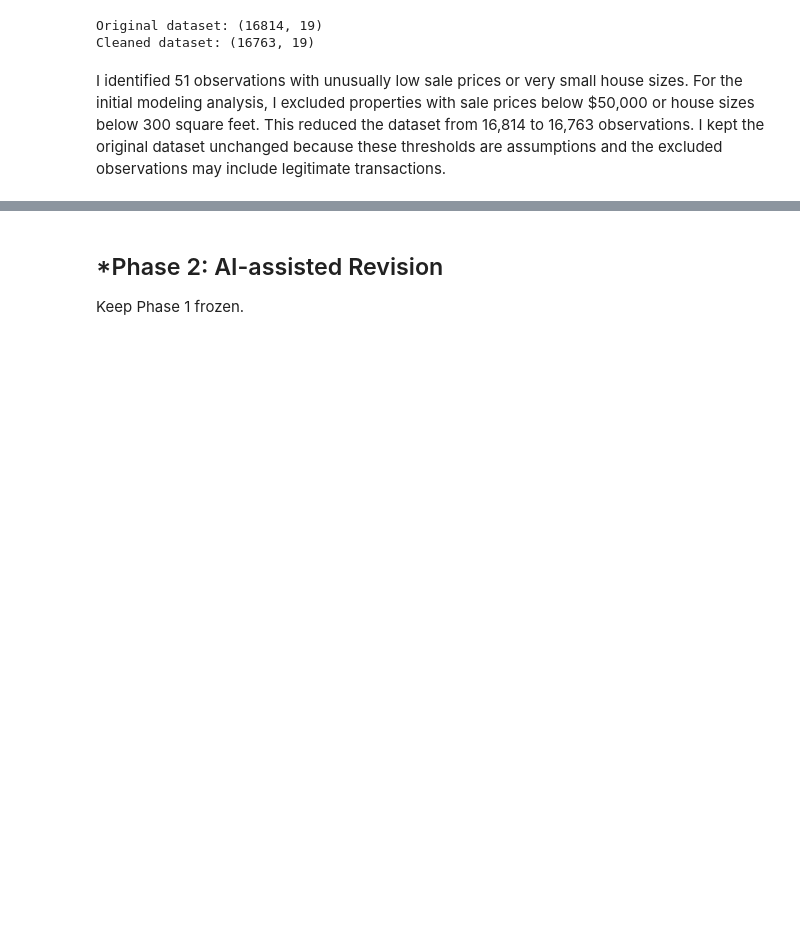
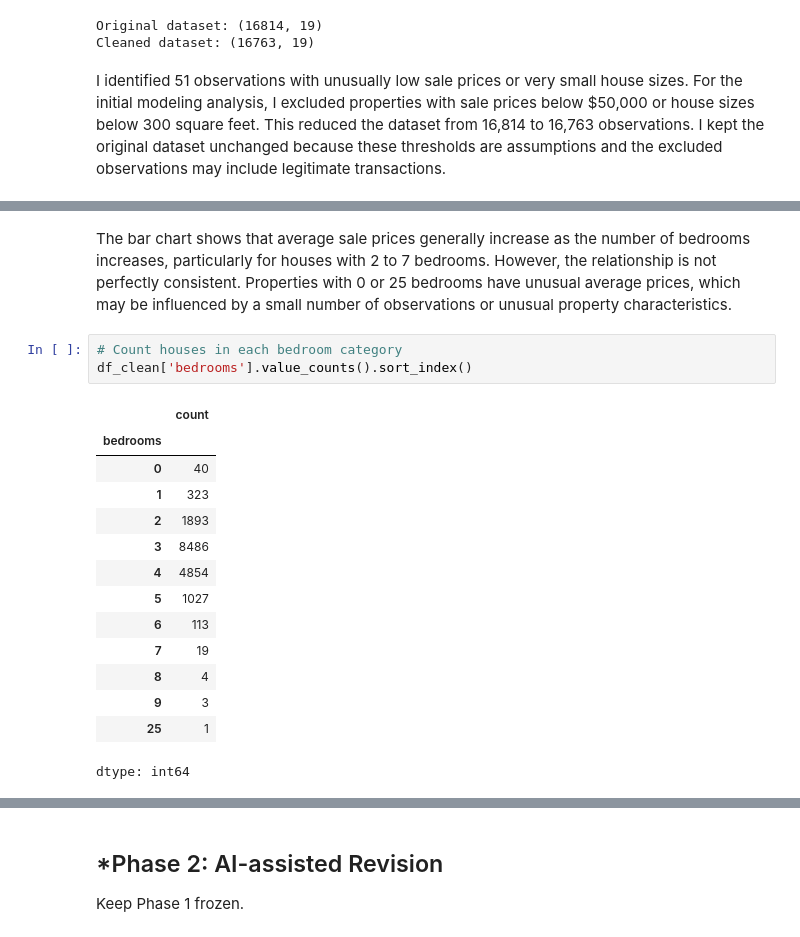
Before and after one commit to hwayalew/L02-hedonic-pricing, a Jupyter notebook: notebook.ipynb, the cells around one changed output, grey strips where cells are left out. Saved outputs shown, nothing was run; the diff lists cells and outputs as text; blank space fills up the shorter version.

```diff
--- a/notebook.ipynb
+++ b/notebook.ipynb
@@ -250,0 +264,20 @@ I identified 51 observations with unusually low sale prices or very small house
+# %% [markdown]
+The bar chart shows that average sale prices generally increase as the number of bedrooms increases, particularly for houses with 2 to 7 bedrooms. However, the relationship is not perfectly consistent. Properties with 0 or 25 bedrooms have unusual average prices, which may be influenced by a small number of observations or unusual property characteristics.
+# %%
+# Count houses in each bedroom category
+df_clean['bedrooms'].value_counts().sort_index()
+# %% [output]
+|  | count |
+| bedrooms |  |
+| 0 | 40 |
+| 1 | 323 |
+| 2 | 1893 |
+| 3 | 8486 |
+| 4 | 4854 |
+| 5 | 1027 |
+| 6 | 113 |
+| 7 | 19 |
+| 8 | 4 |
+| 9 | 3 |
+| 25 | 1 |
+dtype: int64
```
Also changed, not shown: parts of 4 cells of this notebook.
